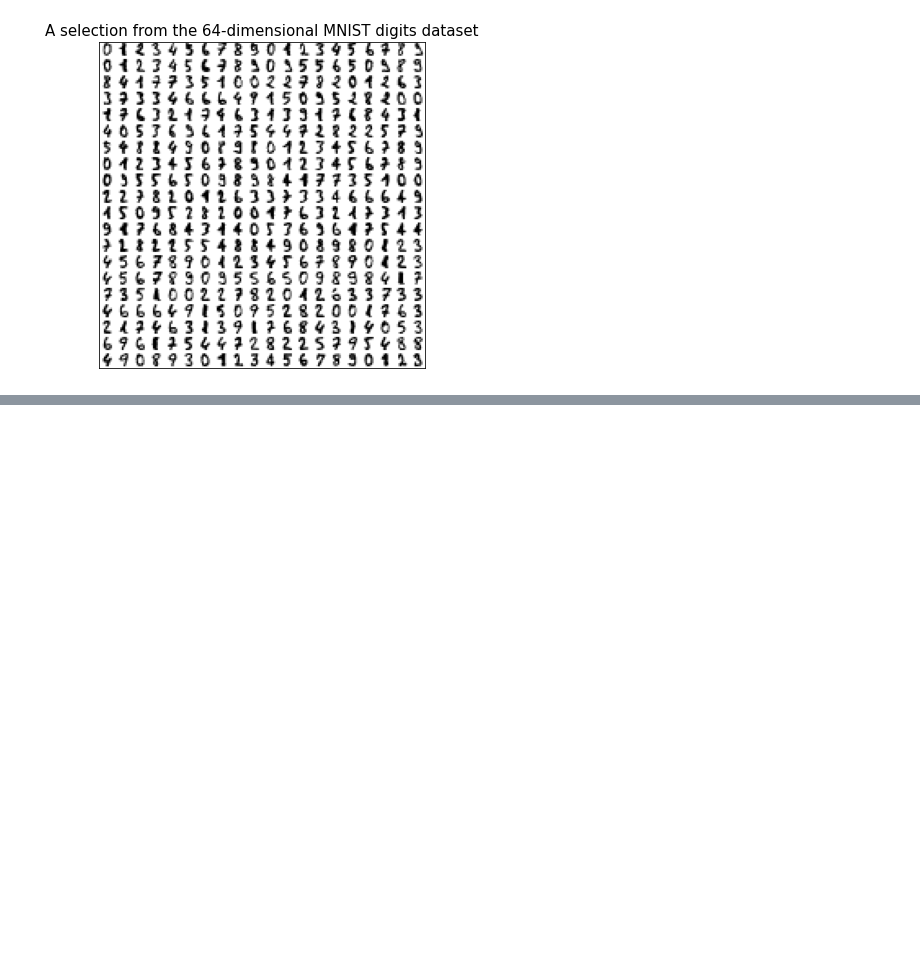
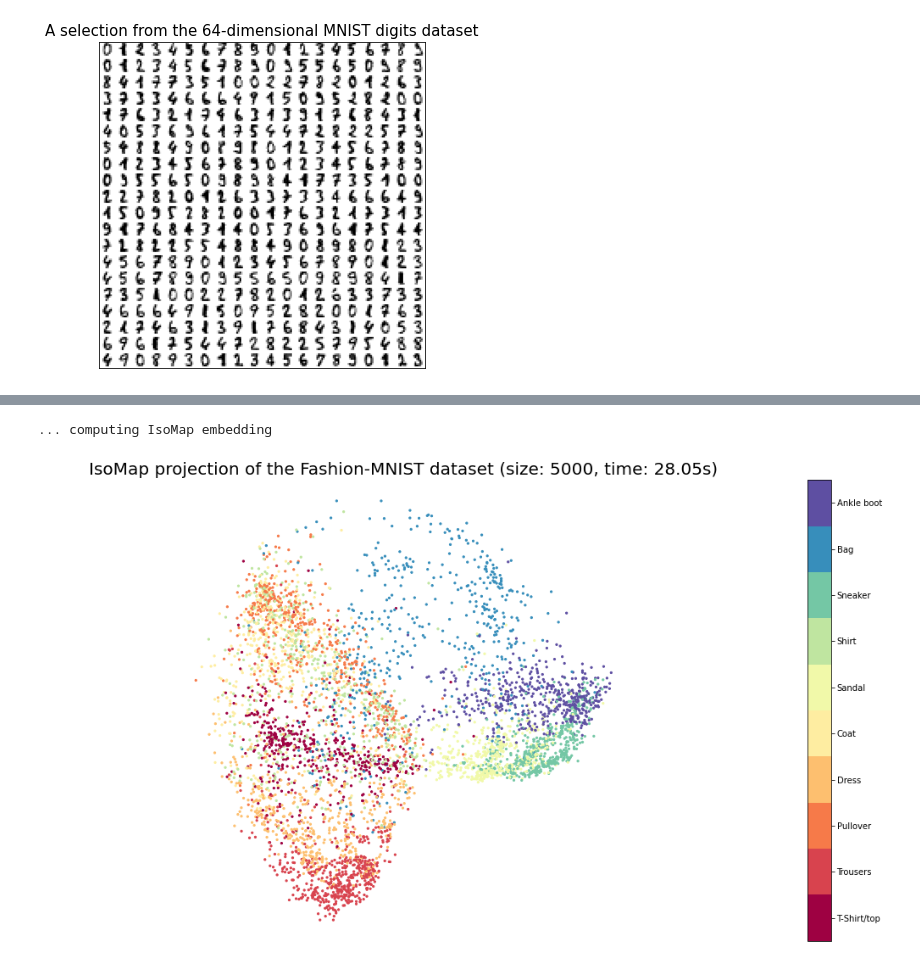
Before and after one commit to fratorgano/dimensionality-reduction, a Jupyter notebook: isomap/isomap.ipynb, the cells around one changed output, grey strips where cells are left out. Cells and saved outputs as stored; diff of their text form; code cells hidden in the pictures; blank space fills up the shorter version.

```diff
--- a/isomap/isomap.ipynb
+++ b/isomap/isomap.ipynb
@@ -152,0 +170,40 @@ scatterplot_digits(X_iso, 'IsoMap', time() - t0)
+# %%
+import numpy as np
+import pandas as pd
+import matplotlib.pyplot as plt
+from matplotlib import offsetbox
+from sklearn.datasets import load_digits
+from sklearn.manifold import Isomap
+import os
+import requests
+from time import time
+
+# se il dataset non è presente, lo scarico da opeml
+if not os.path.isfile("fashion-mnist.csv"):
+    csv_data = requests.get("https://www.openml.org/data/get_csv/18238735/phpnBqZGZ")
+    with open("fashion-mnist.csv", "w") as f:
+        f.write(csv_data.text)
+
+source_df = pd.read_csv('fashion-mnist.csv')
+samples = 5000
+
+X = source_df.iloc[:samples, :784].values.astype(np.float32)
+target = source_df['class'].values[:samples]
+# %%
+def scatterplot_fashion(embedding, algorithm_name, time):
+    plt.rcParams['figure.figsize'] = [19, 10]
+    plt.scatter(embedding[:, 0], embedding[:, 1], c=target[:], cmap='Spectral', s=5)
+    plt.gca().set_aspect('equal', 'datalim')
+    plt.axis('off')
+    cbar = plt.colorbar(boundaries=np.arange(11)-0.5)
+    cbar.set_ticks(np.arange(10))
+    cbar.ax.set_yticklabels(['T-Shirt/top', 'Trousers', 'Pullover','Dress','Coat','Sandal','Shirt','Sneaker','Bag','Ankle boot'])
+    plt.title(f'{algorithm_name} projection of Fashion-MNIST dataset (size: {len(embedding)}, time: {round(time,2)}s)', fontsize=20);
+
+print("... computing IsoMap embedding")
+t0 = time()
+X_iso = Isomap(n_neighbors=30, n_components=2).fit_transform(X)
+scatterplot_fashion(X_iso, 'IsoMap', time() - t0)
+# %% [output]
+... computing IsoMap embedding
+[figure, added]
```
Also changed, not shown: parts of 5 cells of this notebook.
